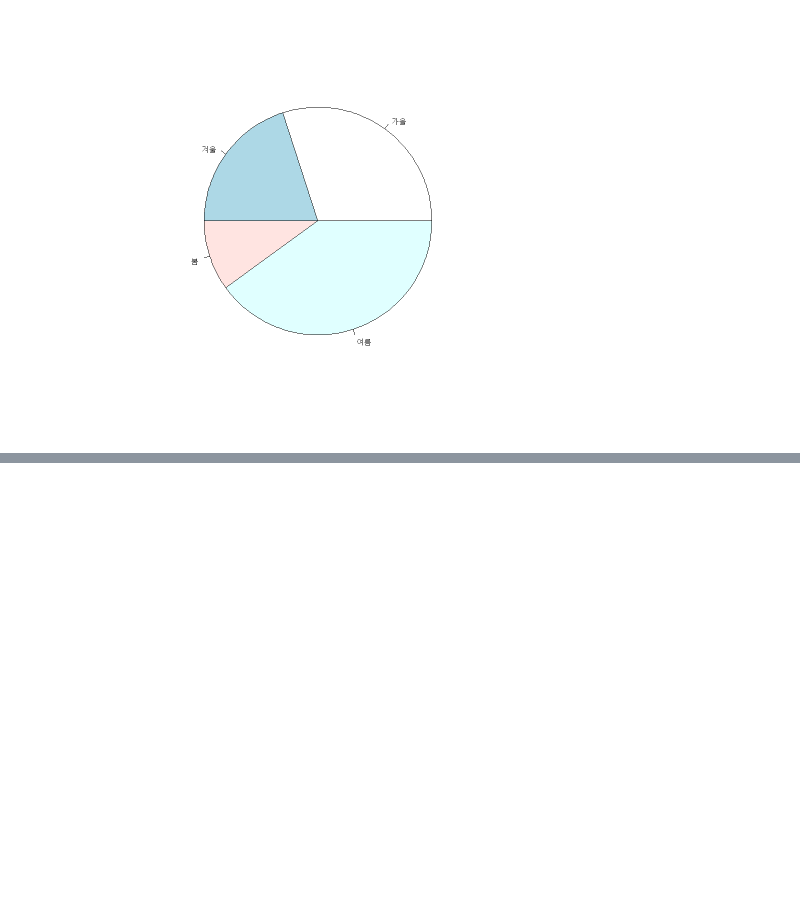
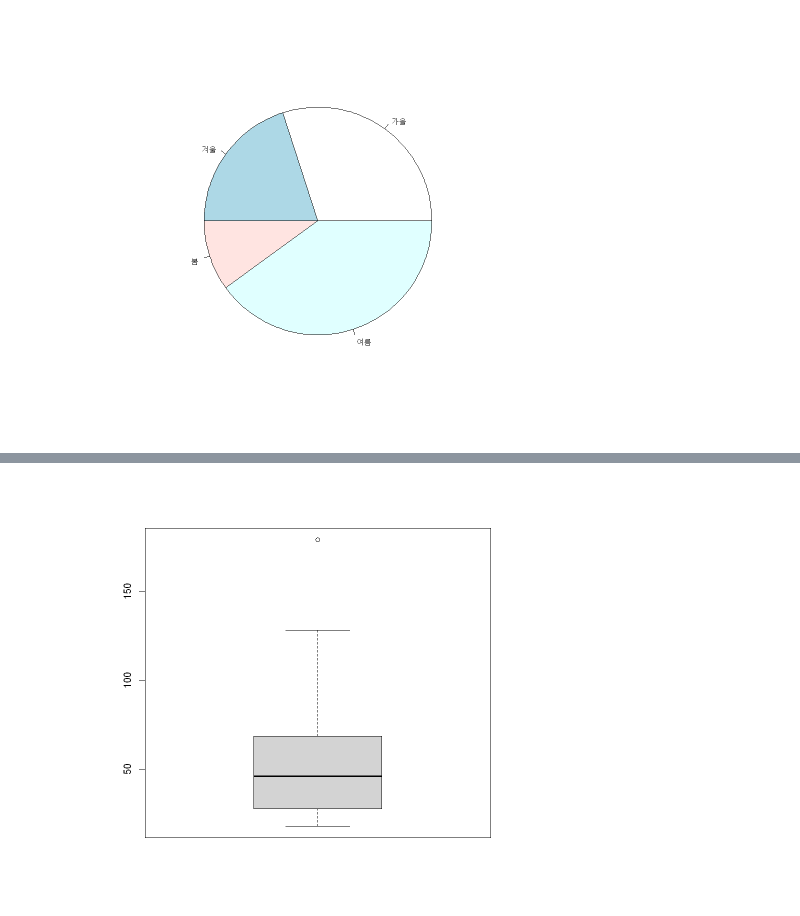
Before and after one commit to layla-focalors/r_learning_mx, a Jupyter notebook: Caffee/Malcha Coffee.ipynb, the cells around one changed output, grey strips where cells are left out. Saved outputs shown, nothing was run; the diff lists cells and outputs as text; code cells hidden in the pictures; blank space fills up the shorter version.

```diff
--- a/Caffee/Malcha Coffee.ipynb
+++ b/Caffee/Malcha Coffee.ipynb
@@ -206,0 +212,4 @@ pie(table(season))
+# %%
+boxplot(cfseal$weight)
+# %% [output]
+[figure, added]
```
Also changed, not shown: parts of 19 cells of this notebook.
